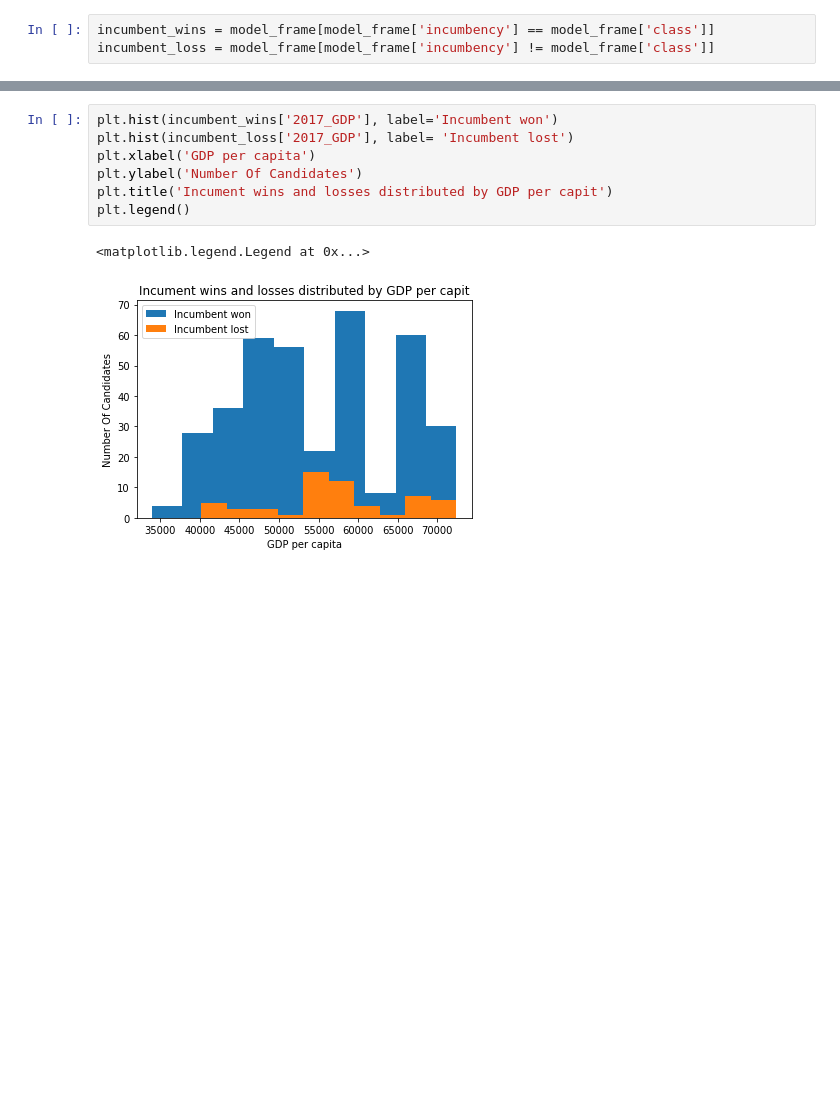
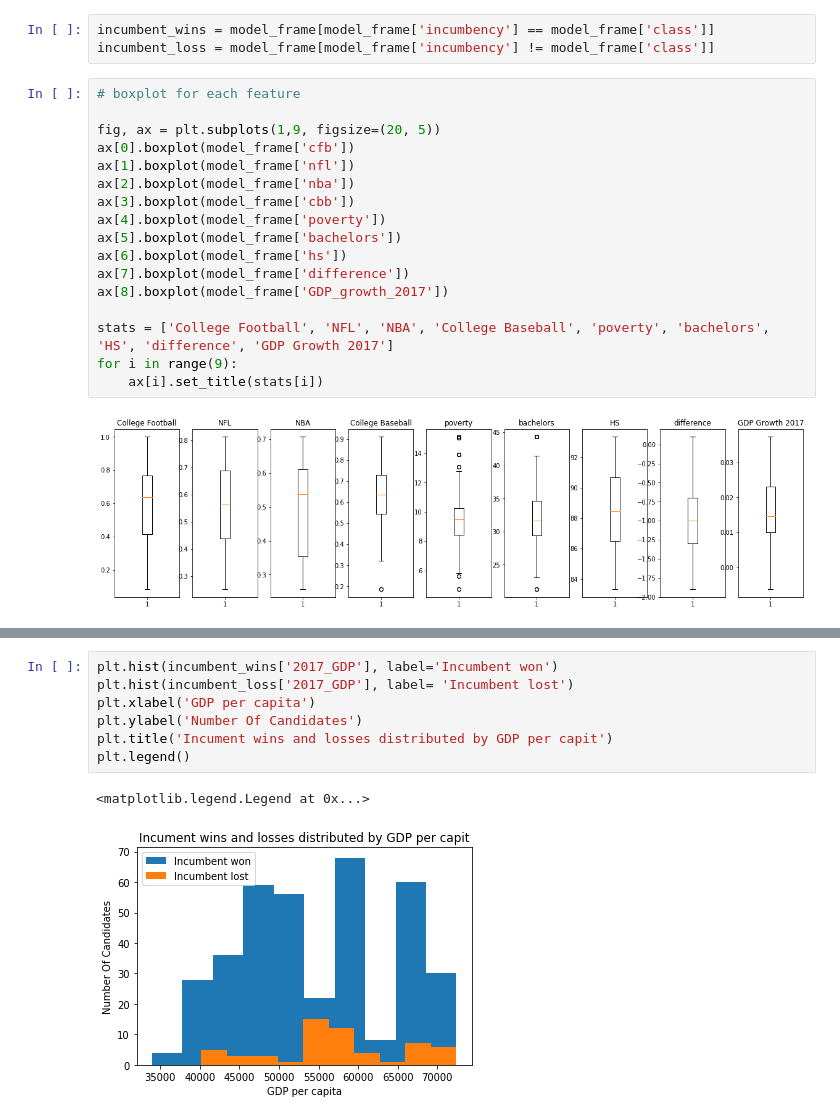
Before and after one commit to Abelay02/CS109a-Final-Project, a Jupyter notebook: Final Project some EDA standard predictors.ipynb, the cells around one changed output, grey strips where cells are left out. Cells and saved outputs as stored; diff of their text form; blank space fills up the shorter version.

```diff
--- a/Final Project some EDA standard predictors.ipynb
+++ b/Final Project some EDA standard predictors.ipynb
@@ -236,3 +188,22 @@ model_frame
 # %%
 incumbent_wins = model_frame[model_frame['incumbency'] == model_frame['class']]
 incumbent_loss = model_frame[model_frame['incumbency'] != model_frame['class']]
+# %%
+# boxplot for each feature
+
+fig, ax = plt.subplots(1,9, figsize=(20, 5))
+ax[0].boxplot(model_frame['cfb'])
+ax[1].boxplot(model_frame['nfl'])
+ax[2].boxplot(model_frame['nba'])
+ax[3].boxplot(model_frame['cbb'])
+ax[4].boxplot(model_frame['poverty'])
+ax[5].boxplot(model_frame['bachelors'])
+ax[6].boxplot(model_frame['hs'])
+ax[7].boxplot(model_frame['difference'])
+ax[8].boxplot(model_frame['GDP_growth_2017'])
+
+stats = ['College Football', 'NFL', 'NBA', 'College Baseball', 'poverty', 'bachelors', 'HS', 'difference', 'GDP Growth 2017']
+for i in range(9):
+    ax[i].set_title(stats[i])
+# %% [output]
+[figure, added]
```
Also changed, not shown: parts of 25 cells of this notebook.
